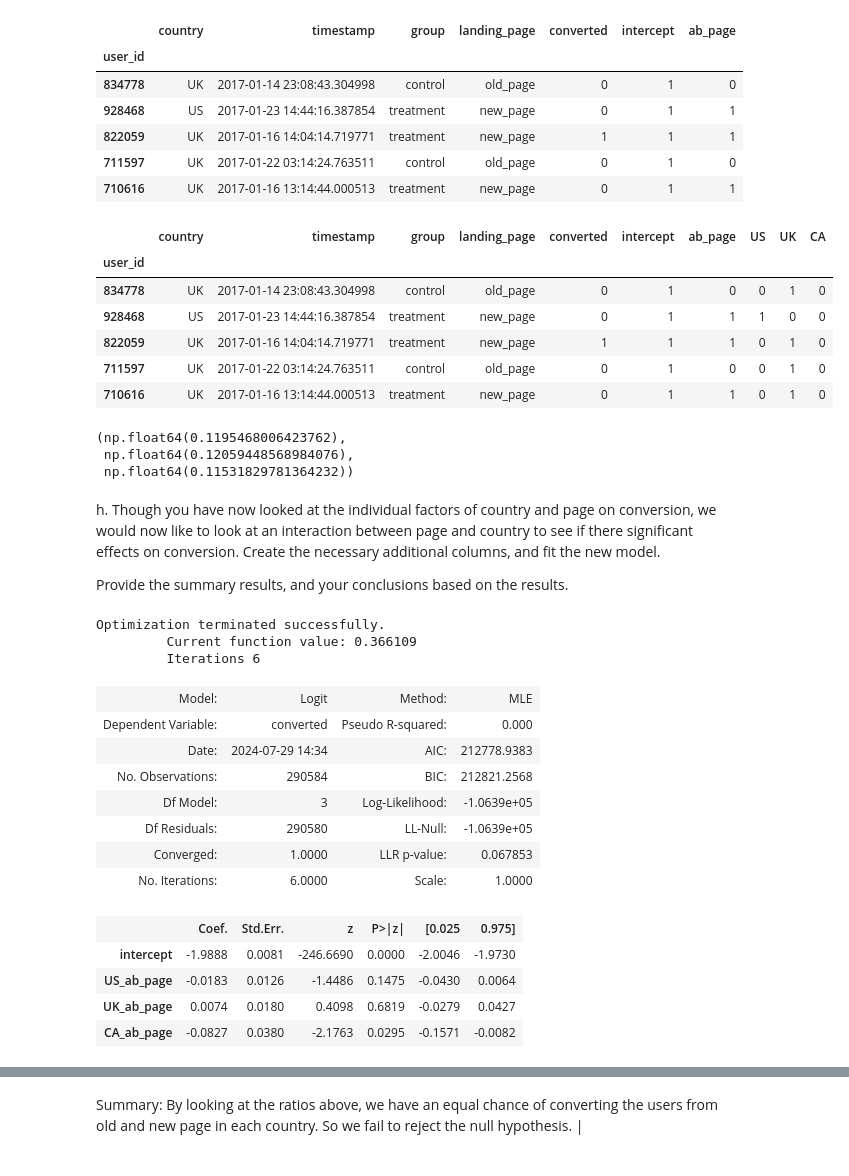
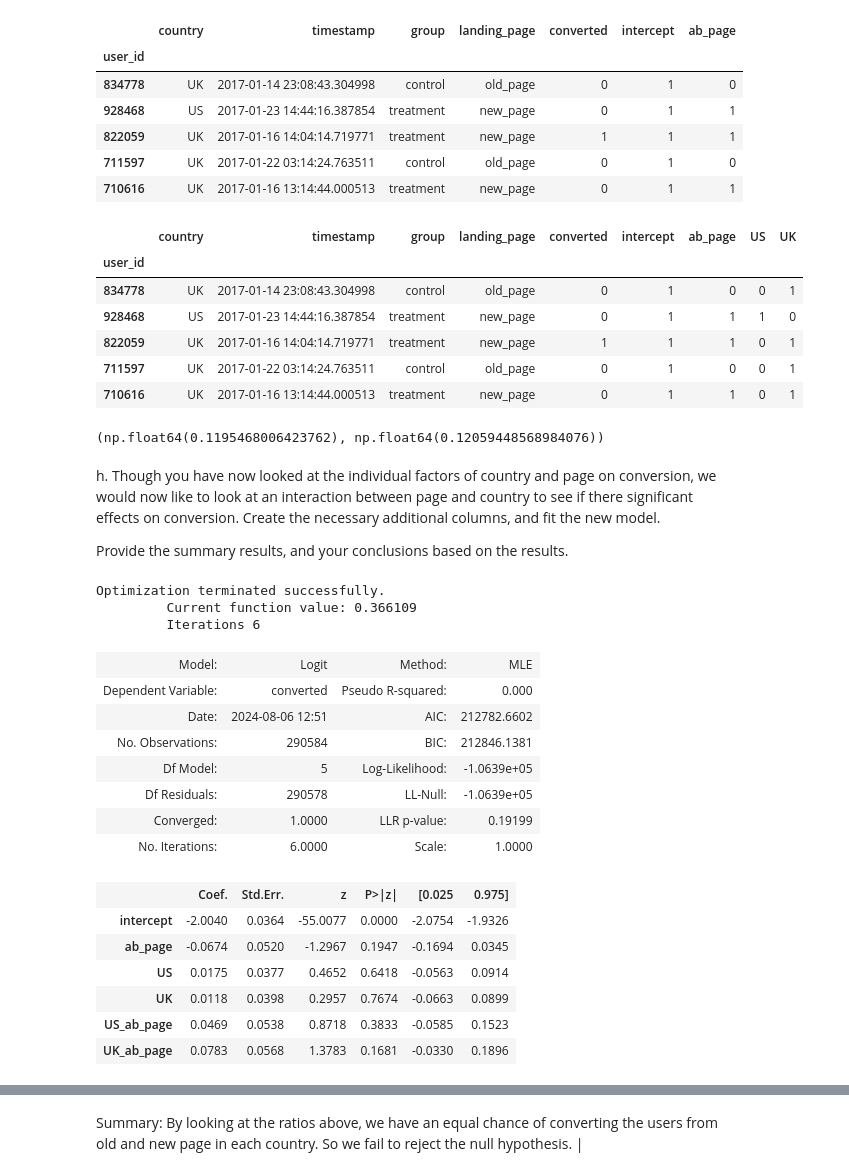
Before and after one commit to aayush1202/analyze-a-b-test-results, a Jupyter notebook: Analyze_ab_test_results_notebook.ipynb, the cells around one changed output, grey strips where cells are left out. Saved outputs shown, nothing was run; the diff lists cells and outputs as text; code cells hidden in the pictures.

```diff
--- a/Analyze_ab_test_results_notebook.ipynb
+++ b/Analyze_ab_test_results_notebook.ipynb
@@ -400,23 +406,20 @@ df_new.head()
 | 711597 | UK | 2017-01-22 03:14:24.763511 | control | old_page | 0 | 1 | 0 |
 | 710616 | UK | 2017-01-16 13:14:44.000513 | treatment | new_page | 0 | 1 | 1 |
 # %%
-df_new[['US', 'UK', 'CA']] = pd.get_dummies(df_new['country'], dtype='int')[['US', "UK", 'CA']]
+df_new[['US', 'UK']] = pd.get_dummies(df_new['country'], dtype='int')[['US', "UK"]]
 df_new.head()
 # %% [output]
-|  | country | timestamp | group | landing_page | converted | intercept | ab_page | US | UK | CA |
-| user_id |  |  |  |  |  |  |  |  |  |  |
-| 834778 | UK | 2017-01-14 23:08:43.304998 | control | old_page | 0 | 1 | 0 | 0 | 1 | 0 |
-| 928468 | US | 2017-01-23 14:44:16.387854 | treatment | new_page | 0 | 1 | 1 | 1 | 0 | 0 |
-| 822059 | UK | 2017-01-16 14:04:14.719771 | treatment | new_page | 1 | 1 | 1 | 0 | 1 | 0 |
-| 711597 | UK | 2017-01-22 03:14:24.763511 | control | old_page | 0 | 1 | 0 | 0 | 1 | 0 |
-| 710616 | UK | 2017-01-16 13:14:44.000513 | treatment | new_page | 0 | 1 | 1 | 0 | 1 | 0 |
+|  | country | timestamp | group | landing_page | converted | intercept | ab_page | US | UK |
+| user_id |  |  |  |  |  |  |  |  |  |
+| 834778 | UK | 2017-01-14 23:08:43.304998 | control | old_page | 0 | 1 | 0 | 0 | 1 |
+| 928468 | US | 2017-01-23 14:44:16.387854 | treatment | new_page | 0 | 1 | 1 | 1 | 0 |
+| 822059 | UK | 2017-01-16 14:04:14.719771 | treatment | new_page | 1 | 1 | 1 | 0 | 1 |
+| 711597 | UK | 2017-01-22 03:14:24.763511 | control | old_page | 0 | 1 | 0 | 0 | 1 |
+| 710616 | UK | 2017-01-16 13:14:44.000513 | treatment | new_page | 0 | 1 | 1 | 0 | 1 |
 # %%
-df_new.query('US == 1').converted.mean(),df_new.query('UK == 1').converted.mean(),\
-       df_new.query('CA == 1').converted.mean()
+df_new.query('US == 1').converted.mean(),df_new.query('UK == 1').converted.mean()
 # %% [output]
-(np.float64(0.1195468006423762),
- np.float64(0.12059448568984076),
- np.float64(0.11531829781364232))
+(np.float64(0.1195468006423762), np.float64(0.12059448568984076))
 # %% [markdown]
 h. Though you have now looked at the individual factors of country and page on conversion, we would now like to look at an interaction between page and country to see if there significant effects on conversion.  Create the necessary additional columns, and fit the new model.
 
@@ -428,5 +430,5 @@ df_new['CA_ab_page'] = df_new['CA'] * df_new['ab_page']
 # %%
-log_mod = sm.Logit(df_new['converted'], df_new[['intercept', 'US_ab_page', 'UK_ab_page', 'CA_ab_page']])
+log_mod = sm.Logit(df_new['converted'], df_new[['intercept', 'ab_page', 'US', 'UK', 'US_ab_page', 'UK_ab_page']])
 results = log_mod.fit()
 results.summary2()
 # %% [output]
@@ -435,17 +437,19 @@ Optimization terminated successfully.
          Iterations 6
 | Model: | Logit | Method: | MLE |
 | Dependent Variable: | converted | Pseudo R-squared: | 0.000 |
-| Date: | 2024-07-29 14:34 | AIC: | 212778.9383 |
-| No. Observations: | 290584 | BIC: | 212821.2568 |
-| Df Model: | 3 | Log-Likelihood: | -1.0639e+05 |
-| Df Residuals: | 290580 | LL-Null: | -1.0639e+05 |
-| Converged: | 1.0000 | LLR p-value: | 0.067853 |
+| Date: | 2024-08-06 12:51 | AIC: | 212782.6602 |
+| No. Observations: | 290584 | BIC: | 212846.1381 |
+| Df Model: | 5 | Log-Likelihood: | -1.0639e+05 |
+| Df Residuals: | 290578 | LL-Null: | -1.0639e+05 |
+| Converged: | 1.0000 | LLR p-value: | 0.19199 |
 | No. Iterations: | 6.0000 | Scale: | 1.0000 |
 |  | Coef. | Std.Err. | z | P>|z| | [0.025 | 0.975] |
-| intercept | -1.9888 | 0.0081 | -246.6690 | 0.0000 | -2.0046 | -1.9730 |
-| US_ab_page | -0.0183 | 0.0126 | -1.4486 | 0.1475 | -0.0430 | 0.0064 |
-| UK_ab_page | 0.0074 | 0.0180 | 0.4098 | 0.6819 | -0.0279 | 0.0427 |
-| CA_ab_page | -0.0827 | 0.0380 | -2.1763 | 0.0295 | -0.1571 | -0.0082 |
+| intercept | -2.0040 | 0.0364 | -55.0077 | 0.0000 | -2.0754 | -1.9326 |
+| ab_page | -0.0674 | 0.0520 | -1.2967 | 0.1947 | -0.1694 | 0.0345 |
+| US | 0.0175 | 0.0377 | 0.4652 | 0.6418 | -0.0563 | 0.0914 |
+| UK | 0.0118 | 0.0398 | 0.2957 | 0.7674 | -0.0663 | 0.0899 |
+| US_ab_page | 0.0469 | 0.0538 | 0.8718 | 0.3833 | -0.0585 | 0.1523 |
+| UK_ab_page | 0.0783 | 0.0568 | 1.3783 | 0.1681 | -0.0330 | 0.1896 |
 # %%
 np.exp(results.params)
 # %% [output]
```
Also changed, not shown: parts of 10 cells of this notebook.
